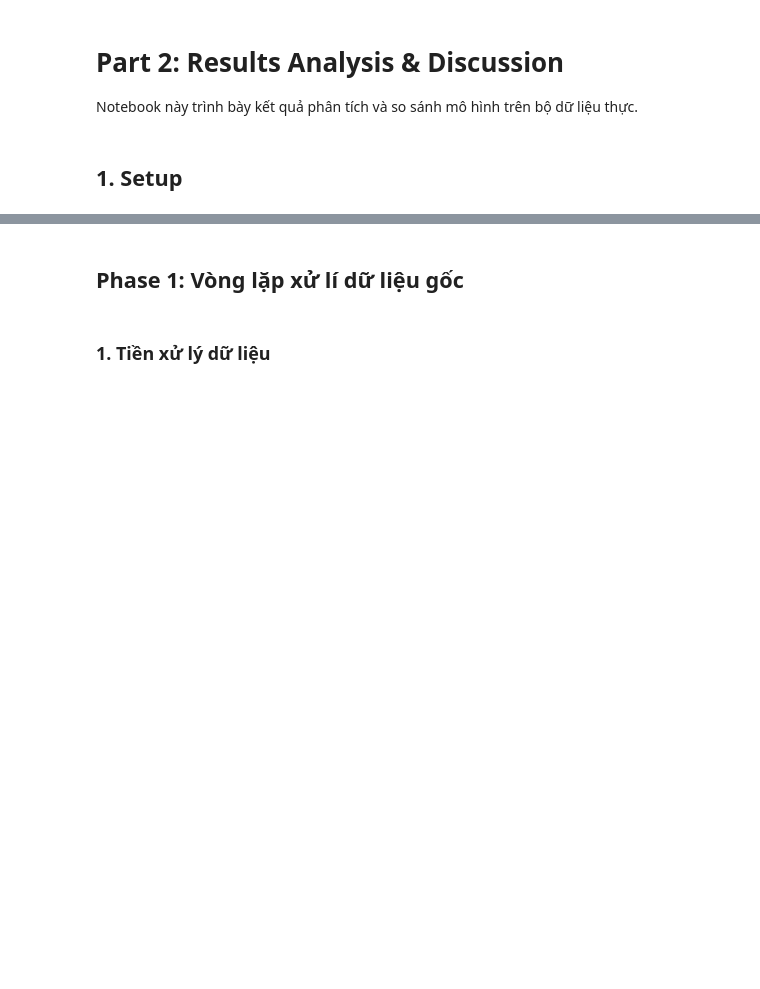
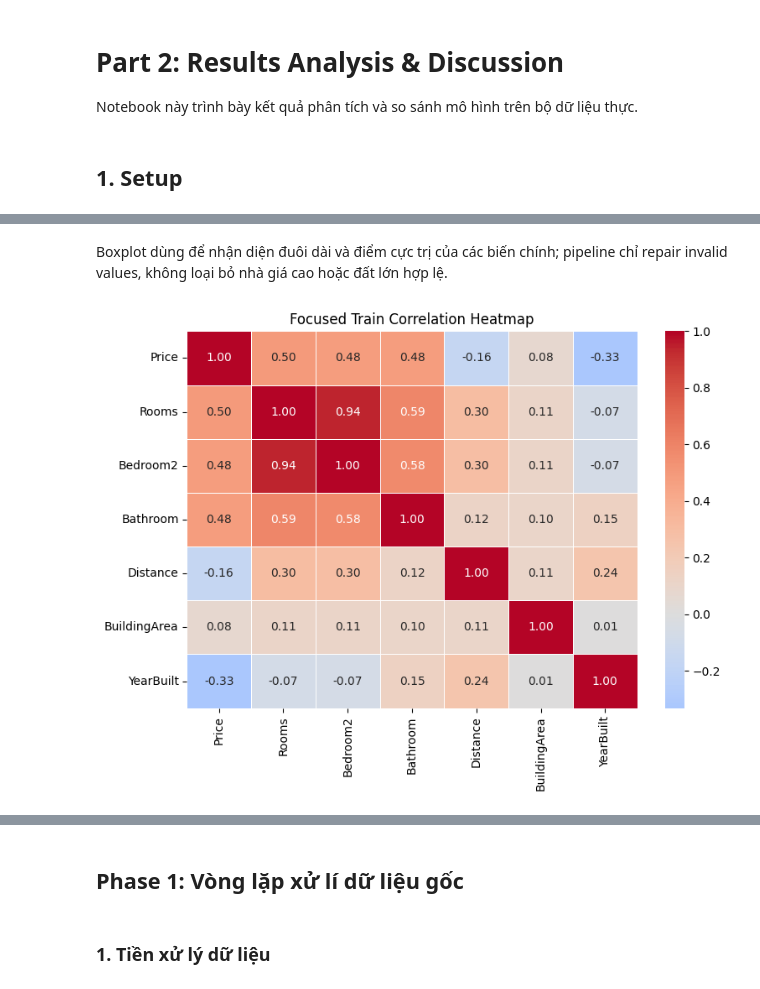
Before and after one commit to QuangNguyenNgoc/datafitting-and-ols-methods, a Jupyter notebook: part2/part2_notebook.ipynb, the cells around one changed output, grey strips where cells are left out. Cells and saved outputs as stored; diff of their text form; code cells hidden in the pictures; blank space fills up the shorter version.

```diff
--- a/part2/part2_notebook.ipynb
+++ b/part2/part2_notebook.ipynb
@@ -35,0 +193,11 @@ print(f"Kích thước tập Test thô: {df_test_raw.shape}")
+# %% [markdown]
+Boxplot dùng để nhận diện đuôi dài và điểm cực trị của các biến chính; pipeline chỉ repair invalid values, không loại bỏ nhà giá cao hoặc đất lớn hợp lệ.
+# %%
+corr_columns = ["Price", "Rooms", "Bedroom2", "Bathroom", "Distance", "BuildingArea", "YearBuilt"]
+focused_corr = X_train_raw[corr_columns].corr(numeric_only=True)
+plt.figure(figsize=(8, 6))
+sns.heatmap(focused_corr, cmap="coolwarm", center=0, annot=True, fmt=".2f", linewidths=0.5)
+plt.title("Focused Train Correlation Heatmap")
+plt.tight_layout()
+# %% [output]
+[figure, added]
```
Also changed, not shown: parts of 41 cells of this notebook.
